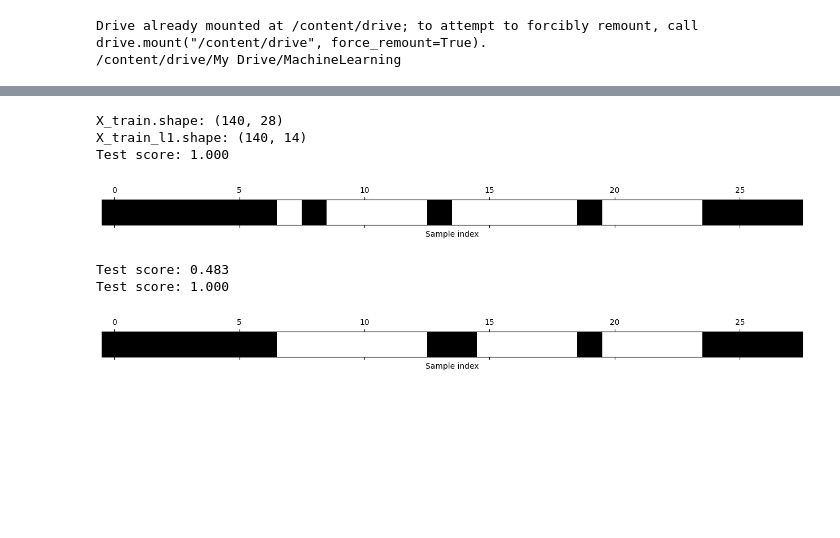
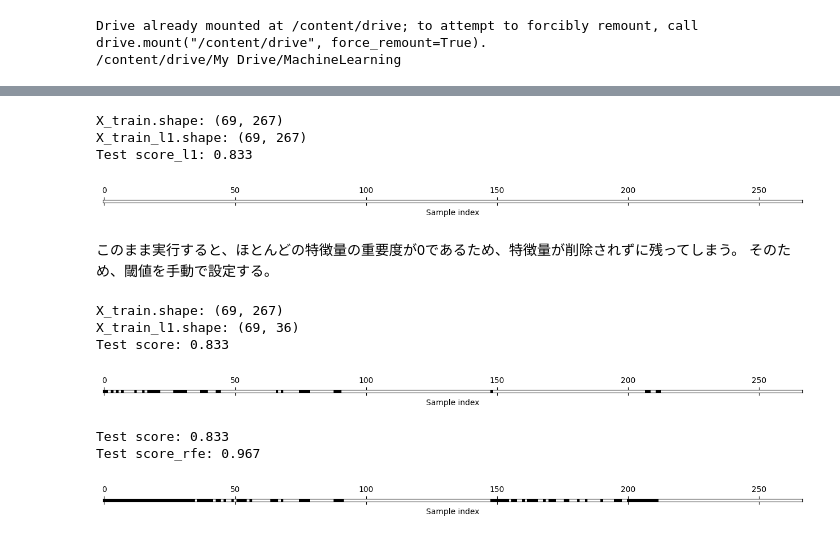
Before and after one commit to Sugata10723/MachineLearning, a Jupyter notebook: feature-engineering/feature-engineering.ipynb, the cells around one changed output, grey strips where cells are left out. Cells and saved outputs as stored; diff of their text form; code cells hidden in the pictures; blank space fills up the shorter version.

```diff
--- a/feature-engineering/feature-engineering.ipynb
+++ b/feature-engineering/feature-engineering.ipynb
@@ -23,3 +54,6 @@ Drive already mounted at /content/drive; to attempt to forcibly remount, call dr
+# %%
+# Botnetの種類が載っている特徴量を分離する
+data = data.drop(columns=['Cat', 'Sub_Cat'])
 # %%
 # 文字列データのカラム名を検出
 string_columns = data.select_dtypes(include=['object']).columns.tolist()
@@ -50,13 +84,13 @@ Number of columns: 29
 # %%
-# ターゲット変数の設定
-X = df.drop(columns=['label'])  #　labelを除外して特徴量として使用
-y = df['label']  # labelをターゲット変数として使用
+# ターゲット変数の設定(Anomalyが１、Normalが0)
+X = df.drop(columns=['Label_Anomaly', 'Label_Normal'])  #　labelを除外して特徴量として使用
+y = df['Label_Anomaly']  # labelをターゲット変数として使用
 
 # データをトレーニングセットとテストセットに分割
 X_train, X_test, y_train, y_test = train_test_split(X, y, test_size=0.3, random_state=42)
 # %%
 # ロジスティック回帰モデルを作成
-model = LogisticRegression()
+model = LogisticRegression(max_iter=1000)
 model.fit(X_train, y_train)
 
 # テストセットを使って予測
@@ -170,34 +199,62 @@ plt.xlabel("Sample index")
 plt.yticks(())
 
 X_test_l1 = select.transform(X_test)
-score = LogisticRegression(max_iter=1000).fit(X_train_l1, y_train).score(X_test_l1, y_test)
-print("Test score: {:.3f}".format(score))
+score_l1 = model.fit(X_train_l1, y_train).score(X_test_l1, y_test)
+print("Test score_l1: {:.3f}".format(score_l1))
 # %% [output]
-X_train.shape: (140, 28)
-X_train_l1.shape: (140, 14)
-Test score: 1.000
+X_train.shape: (69, 267)
+X_train_l1.shape: (69, 267)
+Test score_l1: 0.833
-[figure, old version]
+[figure, new version]
+# %% [markdown]
+このまま実行すると、ほとんどの特徴量の重要度が0であるため、特徴量が削除されずに残ってしまう。
+そのため、閾値を手動で設定する。
+# %%
+# 閾値を0.01に設定し、もう一度検証
+select = SelectFromModel(
+    RandomForestClassifier(n_estimators=100, random_state=42),
+    threshold = 0.01)
+
+select.fit(X_train, y_train)
+X_train_l1 = select.transform(X_train)
+print("X_train.shape: {}".format(X_train.shape))
+print("X_train_l1.shape: {}".format(X_train_l1.shape))
+
+mask = select.get_support()
+# visualize the mask. black is True, white is False
+plt.matshow(mask.reshape(1, -1), cmap='gray_r')
+plt.xlabel("Sample index")
+plt.yticks(())
+
+X_test_l1 = select.transform(X_test)
+score_l1 = model.fit(X_train_l1, y_train).score(X_test_l1, y_test)
+print("Test score: {:.3f}".format(score_l1))
+# %% [output]
+X_train.shape: (69, 267)
+X_train_l1.shape: (69, 36)
+Test score: 0.833
+[figure, added]
 # %%
 # 反復特徴量選択
 
 from sklearn.feature_selection import RFE
 select = RFE(RandomForestClassifier(n_estimators=100, random_state=42),
-             n_features_to_select=14)
+             n_features_to_select=100)
 
 select.fit(X_train, y_train)
 # visualize the selected features:
 mask = select.get_support()
 plt.matshow(mask.reshape(1, -1), cmap='gray_r')
 plt.xlabel("Sample index")
 plt.yticks(())
 
 X_train_rfe = select.transform(X_train)
 X_test_rfe = select.transform(X_test)
 
 score = LogisticRegression(max_iter=1000).fit(X_train_rfe, y_train).score(X_test_rfe, y_test)
 print("Test score: {:.3f}".format(score))
-print("Test score: {:.3f}".format(select.score(X_test, y_test)))
+print("Test score_rfe: {:.3f}".format(select.score(X_test, y_test)))
 # %% [output]
-Test score: 0.483
-Test score: 1.000
+Test score: 0.833
+Test score_rfe: 0.967
-[figure, old version]
+[figure, new version]
```
Also changed, not shown: parts of 9 cells of this notebook.
